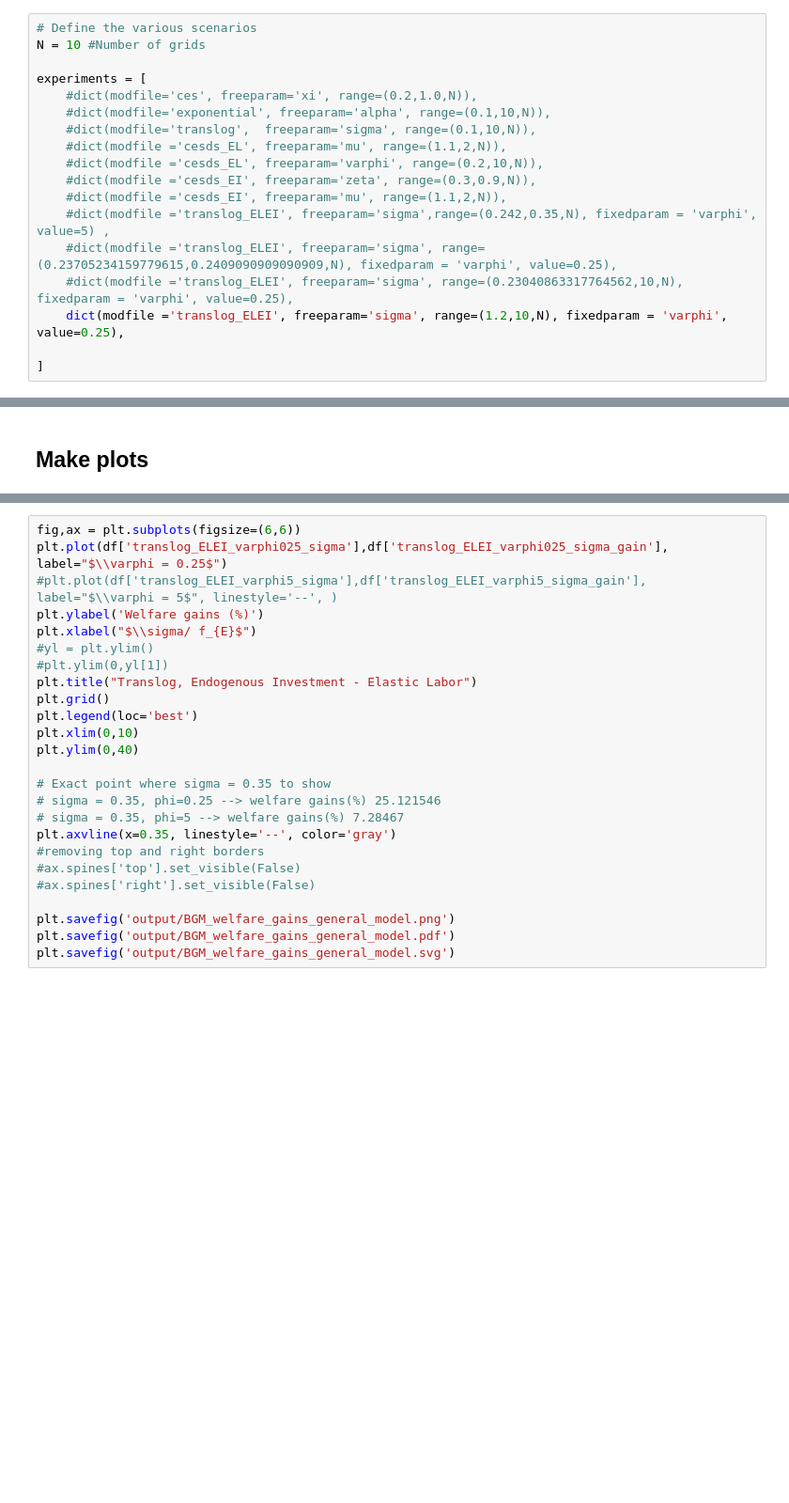
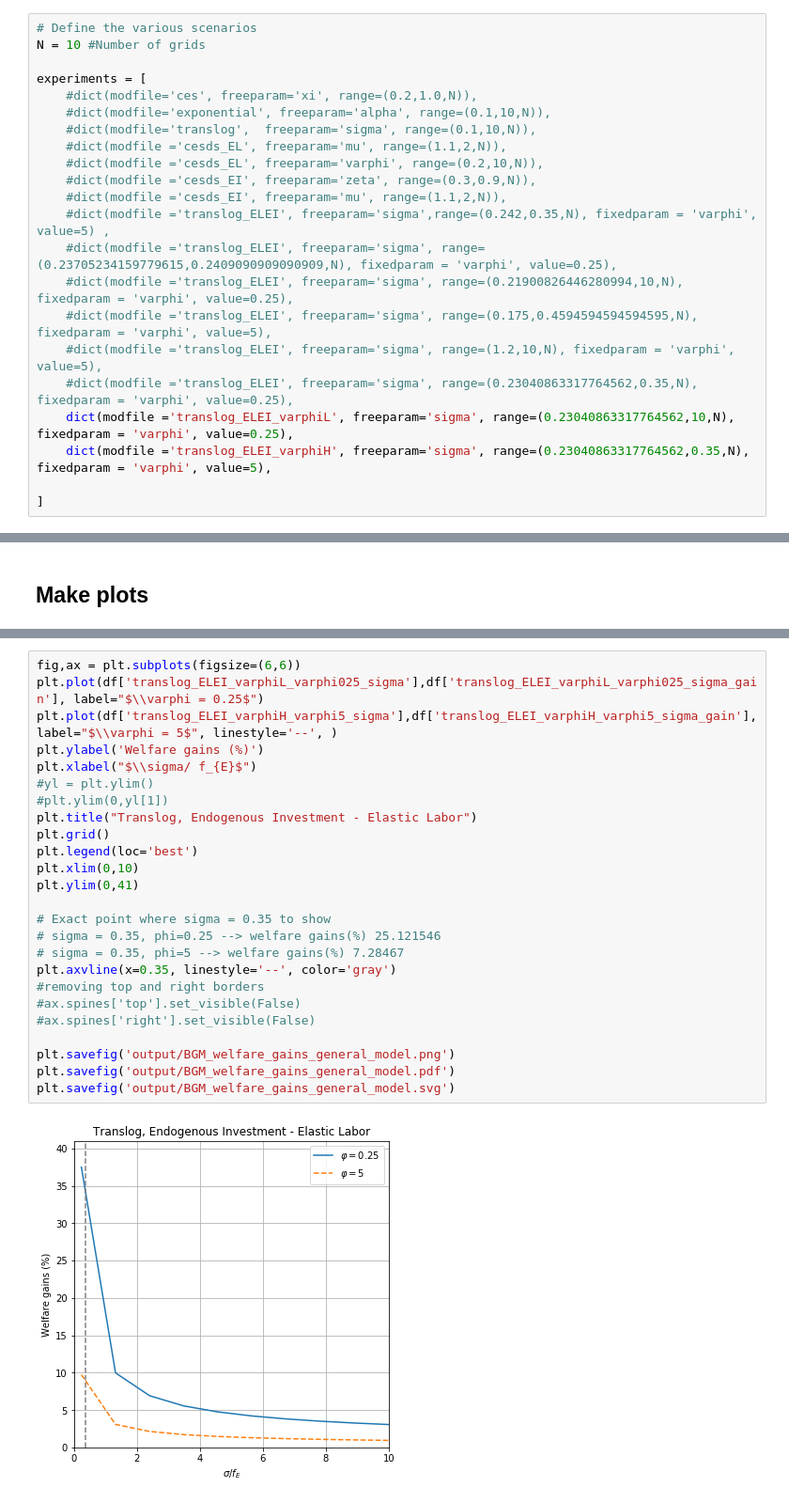
Before and after one commit to ezgioz/BGM, a Jupyter notebook: Produce graphs.ipynb, the cells around one changed output, grey strips where cells are left out. Shown: that part at 94% size. Drawn from its saved outputs; the diff is of its cells as text; blank space fills up the shorter version.

```diff
--- a/Produce graphs.ipynb
+++ b/Produce graphs.ipynb
@@ -14,8 +14,12 @@ experiments = [
     #dict(modfile ='cesds_EI', freeparam='mu', range=(1.1,2,N)),
     #dict(modfile ='translog_ELEI', freeparam='sigma',range=(0.242,0.35,N), fixedparam = 'varphi', value=5) ,
     #dict(modfile ='translog_ELEI', freeparam='sigma', range=(0.23705234159779615,0.2409090909090909,N), fixedparam = 'varphi', value=0.25),
-    #dict(modfile ='translog_ELEI', freeparam='sigma', range=(0.23040863317764562,10,N), fixedparam = 'varphi', value=0.25),
-    dict(modfile ='translog_ELEI', freeparam='sigma', range=(1.2,10,N), fixedparam = 'varphi', value=0.25),
+    #dict(modfile ='translog_ELEI', freeparam='sigma', range=(0.21900826446280994,10,N), fixedparam = 'varphi', value=0.25),
+    #dict(modfile ='translog_ELEI', freeparam='sigma', range=(0.175,0.4594594594594595,N), fixedparam = 'varphi', value=5),
+    #dict(modfile ='translog_ELEI', freeparam='sigma', range=(1.2,10,N), fixedparam = 'varphi', value=5),
+    #dict(modfile ='translog_ELEI', freeparam='sigma', range=(0.23040863317764562,0.35,N), fixedparam = 'varphi', value=0.25),
+    dict(modfile ='translog_ELEI_varphiL', freeparam='sigma', range=(0.23040863317764562,10,N), fixedparam = 'varphi', value=0.25),
+    dict(modfile ='translog_ELEI_varphiH', freeparam='sigma', range=(0.23040863317764562,0.35,N), fixedparam = 'varphi', value=5),
 
 ]
 # %% [markdown]
@@ -48,29 +69,31 @@ from matplotlib import pyplot as plt #python library for plots
 %matplotlib inline
 # %%
 fig,ax = plt.subplots(figsize=(6,6))
-plt.plot(df['translog_ELEI_varphi025_sigma'],df['translog_ELEI_varphi025_sigma_gain'], label="$\\varphi = 0.25$")
-#plt.plot(df['translog_ELEI_varphi5_sigma'],df['translog_ELEI_varphi5_sigma_gain'], label="$\\varphi = 5$", linestyle='--', )
+plt.plot(df['translog_ELEI_varphiL_varphi025_sigma'],df['translog_ELEI_varphiL_varphi025_sigma_gain'], label="$\\varphi = 0.25$")
+plt.plot(df['translog_ELEI_varphiH_varphi5_sigma'],df['translog_ELEI_varphiH_varphi5_sigma_gain'], label="$\\varphi = 5$", linestyle='--', )
 plt.ylabel('Welfare gains (%)')
 plt.xlabel("$\\sigma/ f_{E}$")
 #yl = plt.ylim()
 #plt.ylim(0,yl[1])
 plt.title("Translog, Endogenous Investment - Elastic Labor")
 plt.grid()
 plt.legend(loc='best')
 plt.xlim(0,10)
-plt.ylim(0,40)
+plt.ylim(0,41)
 
 # Exact point where sigma = 0.35 to show
 # sigma = 0.35, phi=0.25 --> welfare gains(%) 25.121546
 # sigma = 0.35, phi=5 --> welfare gains(%) 7.28467
 plt.axvline(x=0.35, linestyle='--', color='gray')
 #removing top and right borders
 #ax.spines['top'].set_visible(False)
 #ax.spines['right'].set_visible(False)
 
 plt.savefig('output/BGM_welfare_gains_general_model.png')
 plt.savefig('output/BGM_welfare_gains_general_model.pdf')
 plt.savefig('output/BGM_welfare_gains_general_model.svg')
+# %% [output]
+[figure, added]
 # %%
 fig = plt.figure(figsize=(6,12))
 
```
Also changed, not shown: parts of 4 cells of this notebook, 3 other files.
